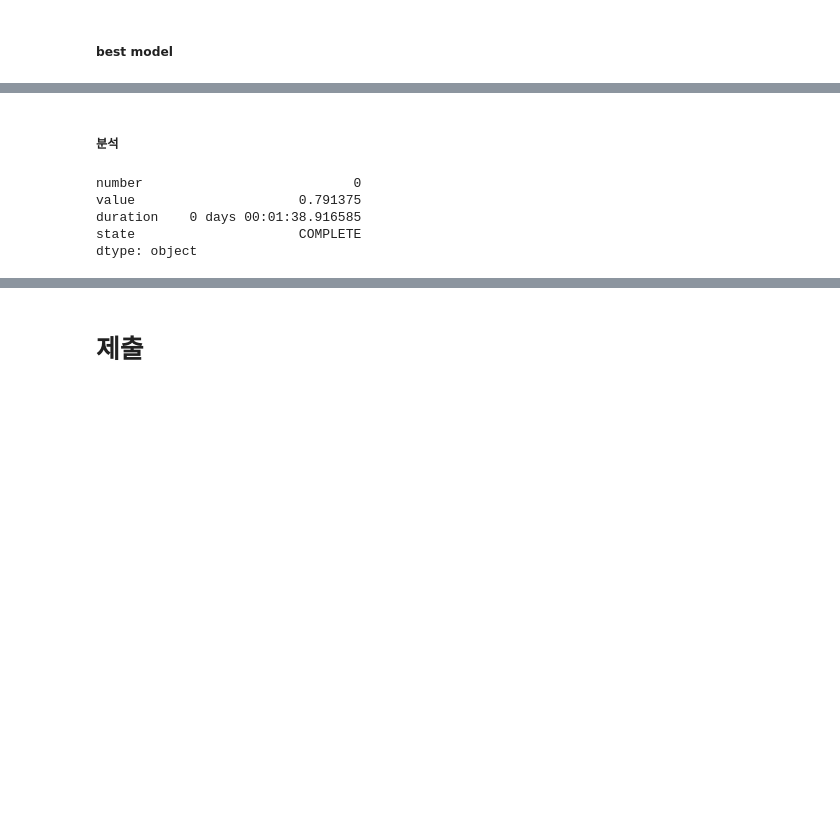
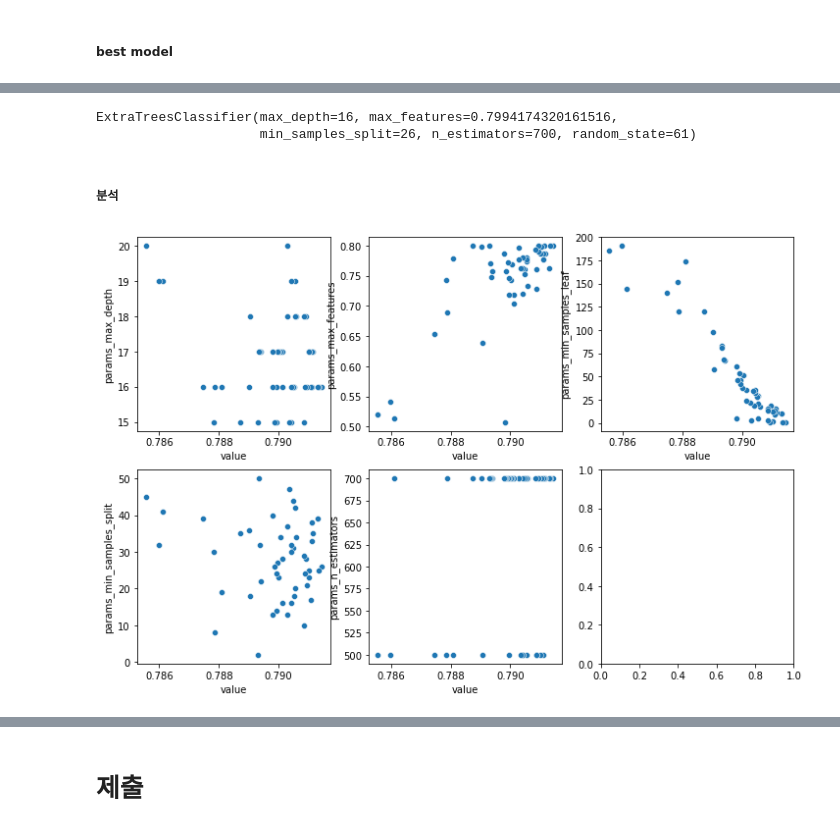
Before and after one commit to sajacaros/ml_project, a Jupyter notebook: dulee/3-5.ExtraTreesClassifier.ipynb, the cells around one changed output, grey strips where cells are left out. Cells and saved outputs as stored; diff of their text form; code cells hidden in the pictures; blank space fills up the shorter version.

```diff
--- a/dulee/3-5.ExtraTreesClassifier.ipynb
+++ b/dulee/3-5.ExtraTreesClassifier.ipynb
@@ -121,5 +137,8 @@ ExtraTreesClassifier(max_depth=16, max_features=0.793614074795712,
 # %%
-# model_best = ExtraTreesClassifier(**study.best_trial.params, random_state=61)
-# model_best.fit(X, y)
+model_best = ExtraTreesClassifier(**study.best_trial.params, random_state=61)
+model_best.fit(X, y)
+# %% [output]
+ExtraTreesClassifier(max_depth=16, max_features=0.7994174320161516,
+                     min_samples_split=26, n_estimators=700, random_state=61)
 # %%
 def oof_predict(best_model):
@@ -137,15 +159,16 @@ y_proba_oof = oof_preds(model_best)
 ##### 분석
 # %%
 # optuna가 시도했던 모든 실험 관련 데이터
-study.trials_dataframe().to_csv(base_path + 'ExtraTrees_param_analysis.csv')
+param_analysis = study.trials_dataframe().sort_values(by=['value'], ascending=False)
+param_analysis.to_csv(base_path + 'ET_param_analysis.csv')
+
+fig, axes = plt.subplots(2, 3, figsize=(12, 8))
+for col, ax in zip(param_analysis.columns[5:-1], axes.ravel()):
+    sns.scatterplot(param_analysis, x='value', y=col, ax=ax)
+plt.show()
+fig.savefig(base_path + 'ET_param_analysis.png')
+# %% [output]
+[figure, added]
-# %%
-study.trials_dataframe().sum()
-# %% [output]
-number                           0
-value                     0.791375
-duration    0 days 00:01:38.916585
-state                     COMPLETE
-dtype: object
 # %%
 # 실험 기록 시각화
 optuna.visualization.plot_optimization_history(study)
```
Also changed, not shown: parts of 12 cells of this notebook, 5 other files.
